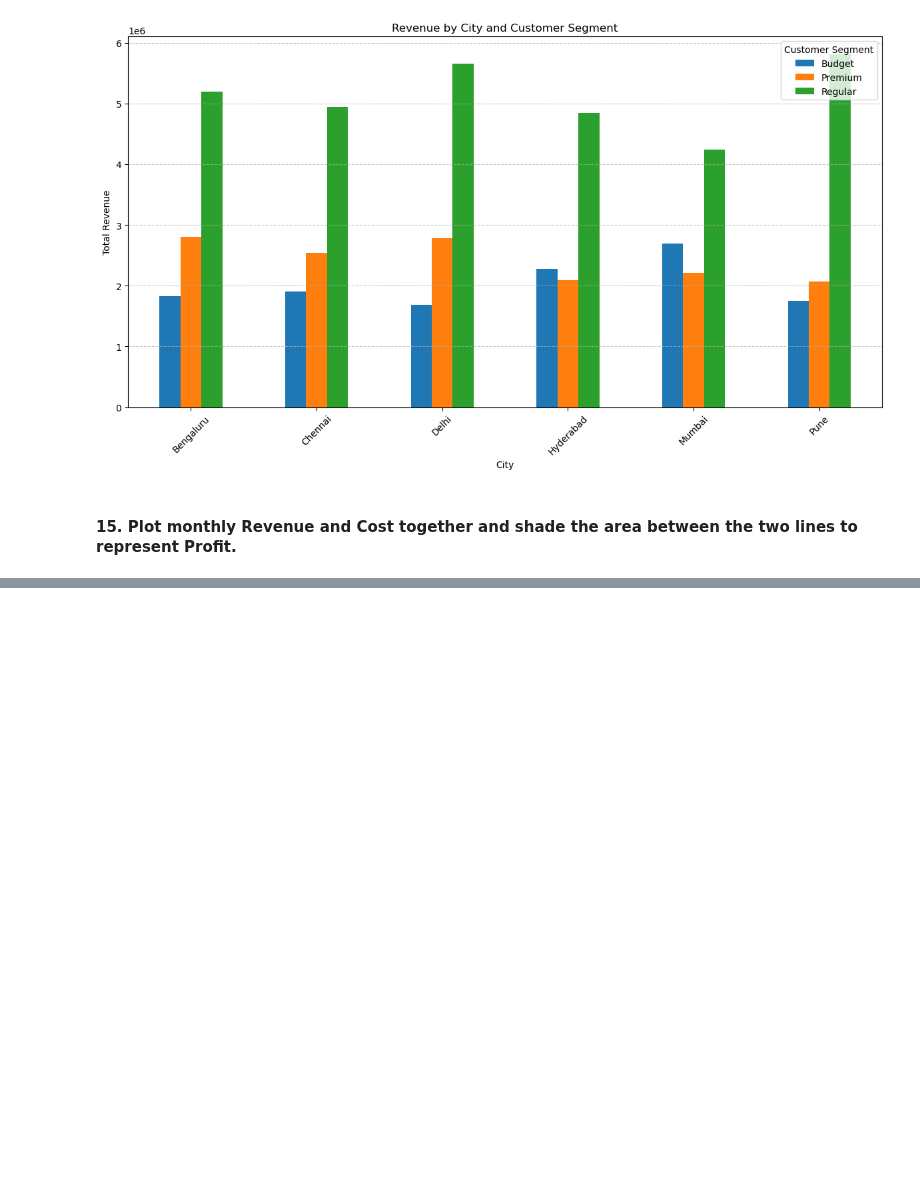
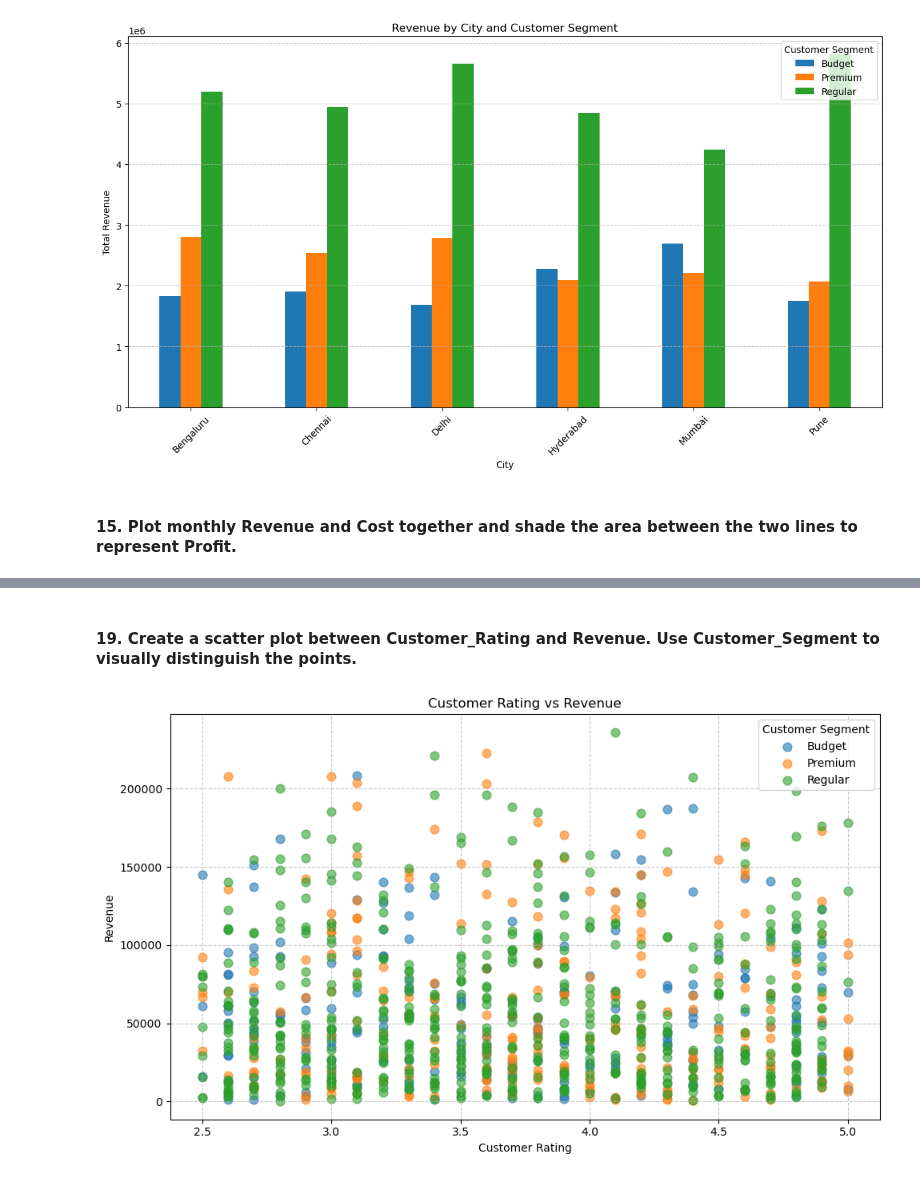
Before and after one commit to rohitdeore2151/python-daily-task, a Jupyter notebook: Task 39 Matplotlib Question on Datasets.ipynb, the cells around one changed output, grey strips where cells are left out. Saved outputs shown, nothing was run; the diff lists cells and outputs as text; code cells hidden in the pictures; blank space fills up the shorter version.

```diff
--- a/Task 39 Matplotlib Question on Datasets.ipynb
+++ b/Task 39 Matplotlib Question on Datasets.ipynb
@@ -689,0 +894,36 @@ plt.show()
+# %% [markdown]
+#### 19. Create a scatter plot between Customer_Rating and Revenue. Use Customer_Segment to visually distinguish the points.
+# %%
+import matplotlib.pyplot as plt
+
+# Get unique customer segments
+segments = df["Customer_Segment"].unique()
+
+# Create scatter plot
+plt.figure(figsize=(10, 6))
+
+# Plot each customer segment separately
+for segment in segments:
+    data = df[df["Customer_Segment"] == segment]
+
+    plt.scatter(
+        data["Customer_Rating"],
+        data["Revenue"],
+        s=60,
+        alpha=0.6,
+        label=segment
+    )
+
+# Title and labels
+plt.title("Customer Rating vs Revenue")
+plt.xlabel("Customer Rating")
+plt.ylabel("Revenue")
+
+# Grid and legend
+plt.grid(True, linestyle="--", alpha=0.7)
+plt.legend(title="Customer Segment")
+
+plt.tight_layout()
+plt.show()
+# %% [output]
+[figure, added]
```
Also changed, not shown: parts of 26 cells of this notebook.
